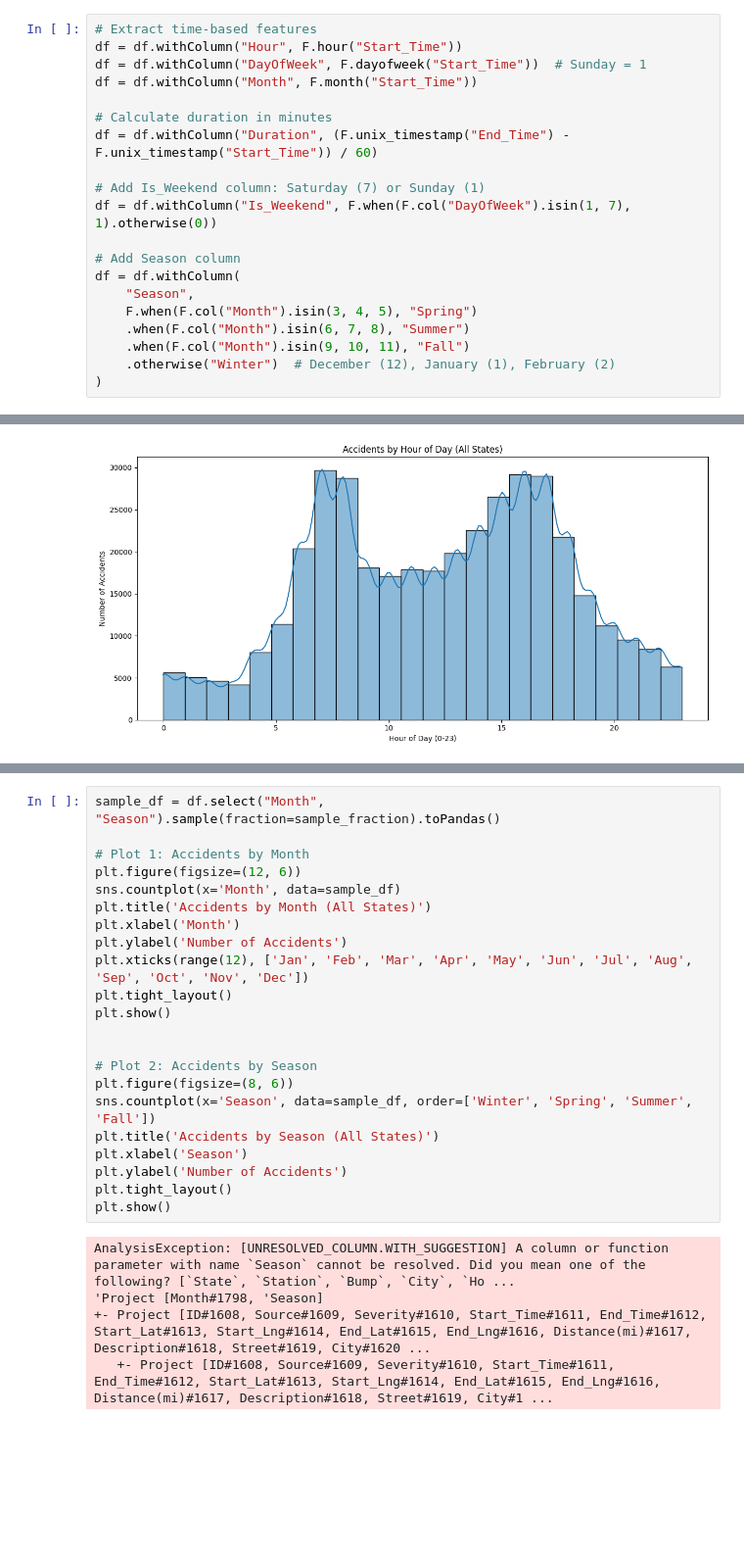
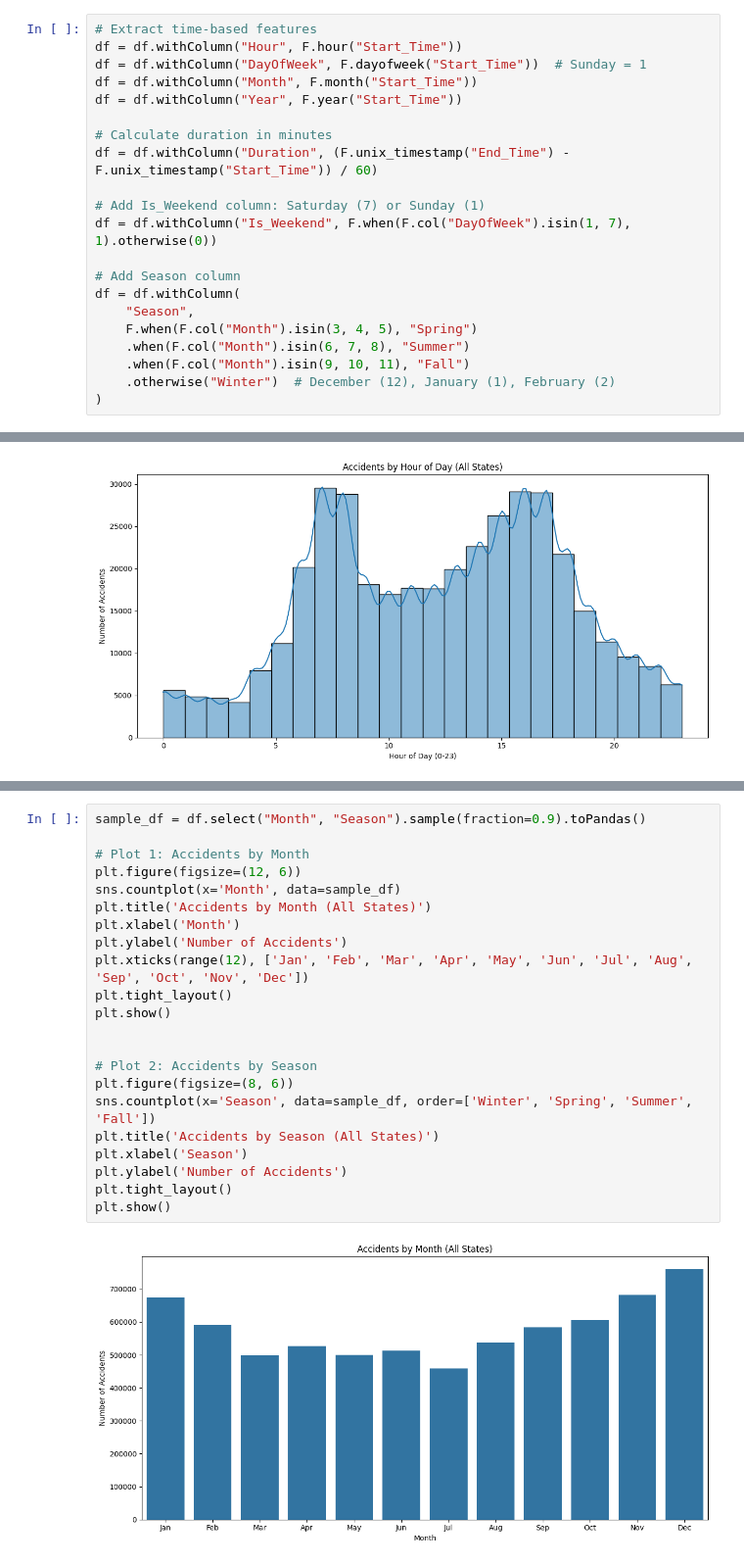
Before and after one commit to Person-Ad/US-Accidents-Big-Data-Analytics-Spark, a Jupyter notebook: notebooks/Descriptive Analysis/Time Analysis.ipynb, the cells around one changed output, grey strips where cells are left out. Shown at 98% size. Saved outputs shown, nothing was run; the diff lists cells and outputs as text; blank space fills up the shorter version.

```diff
--- a/notebooks/Descriptive Analysis/Time Analysis.ipynb
+++ b/notebooks/Descriptive Analysis/Time Analysis.ipynb
@@ -38,6 +38,7 @@ df = load_data(spark, "../../data/US_Accidents_March23.csv")
 df = df.withColumn("Hour", F.hour("Start_Time"))
 df = df.withColumn("DayOfWeek", F.dayofweek("Start_Time"))  # Sunday = 1
 df = df.withColumn("Month", F.month("Start_Time"))
+df = df.withColumn("Year", F.year("Start_Time"))
 
 # Calculate duration in minutes
 df = df.withColumn("Duration", (F.unix_timestamp("End_Time") - F.unix_timestamp("Start_Time")) / 60)
@@ -83,27 +84,24 @@ plt.show()
 # %%
-sample_df = df.select("Month", "Season").sample(fraction=sample_fraction).toPandas()
+sample_df = df.select("Month", "Season").sample(fraction=0.9).toPandas()
 
 # Plot 1: Accidents by Month
 plt.figure(figsize=(12, 6))
 sns.countplot(x='Month', data=sample_df)
 plt.title('Accidents by Month (All States)')
 plt.xlabel('Month')
 plt.ylabel('Number of Accidents')
 plt.xticks(range(12), ['Jan', 'Feb', 'Mar', 'Apr', 'May', 'Jun', 'Jul', 'Aug', 'Sep', 'Oct', 'Nov', 'Dec'])
 plt.tight_layout()
 plt.show()
 
 
 # Plot 2: Accidents by Season
 plt.figure(figsize=(8, 6))
 sns.countplot(x='Season', data=sample_df, order=['Winter', 'Spring', 'Summer', 'Fall'])
 plt.title('Accidents by Season (All States)')
 plt.xlabel('Season')
 plt.ylabel('Number of Accidents')
 plt.tight_layout()
 plt.show()
 # %% [output]
-AnalysisException: [UNRESOLVED_COLUMN.WITH_SUGGESTION] A column or function parameter with name `Season` cannot be resolved. Did you mean one of the following? [`State`, `Station`, `Bump`, `City`, `Ho ...
-'Project [Month#1798, 'Season]
-+- Project [ID#1608, Source#1609, Severity#1610, Start_Time#1611, End_Time#1612, Start_Lat#1613, Start_Lng#1614, End_Lat#1615, End_Lng#1616, Distance(mi)#1617, Description#1618, Street#1619, City#1620 ...
-   +- Project [ID#1608, Source#1609, Severity#1610, Start_Time#1611, End_Time#1612, Start_Lat#1613, Start_Lng#1614, End_Lat#1615, End_Lng#1616, Distance(mi)#1617, Description#1618, Street#1619, City#1 ...
+[figure, added]
```
Also changed, not shown: parts of 11 cells of this notebook, 16 other files.
